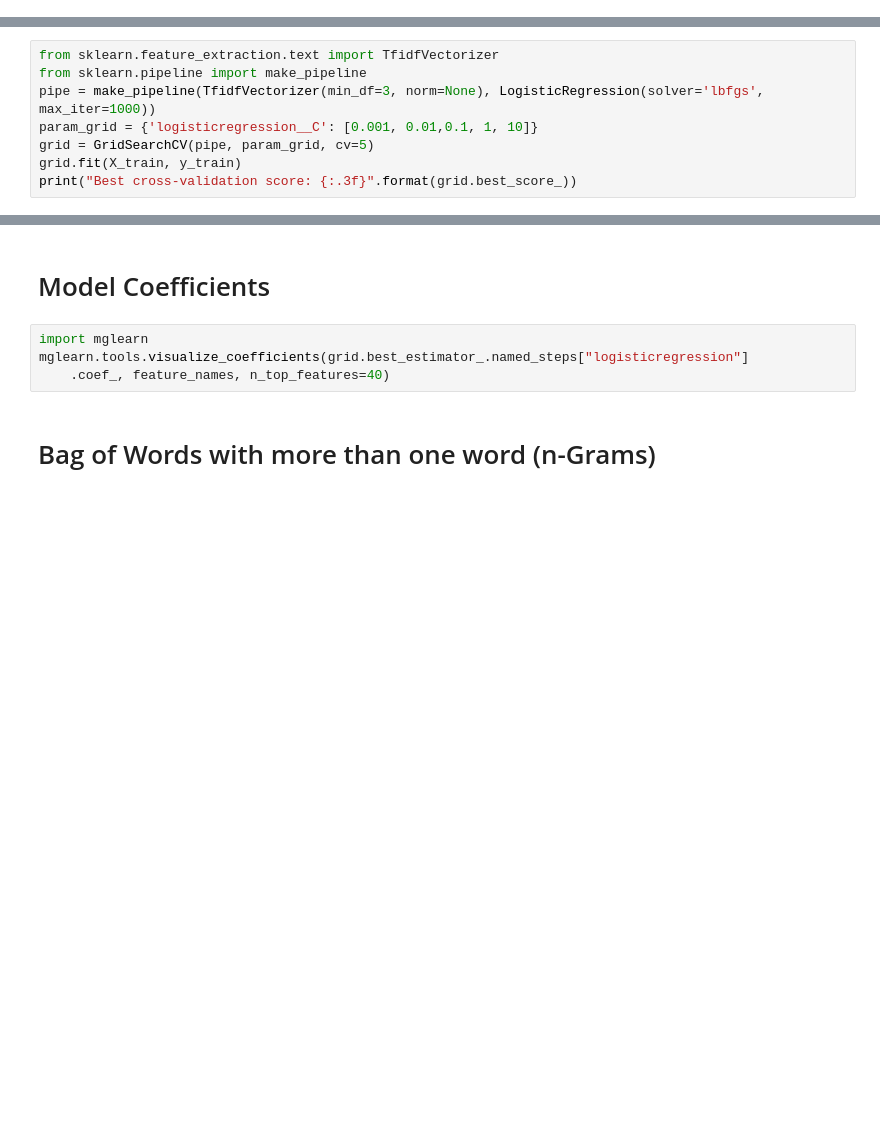
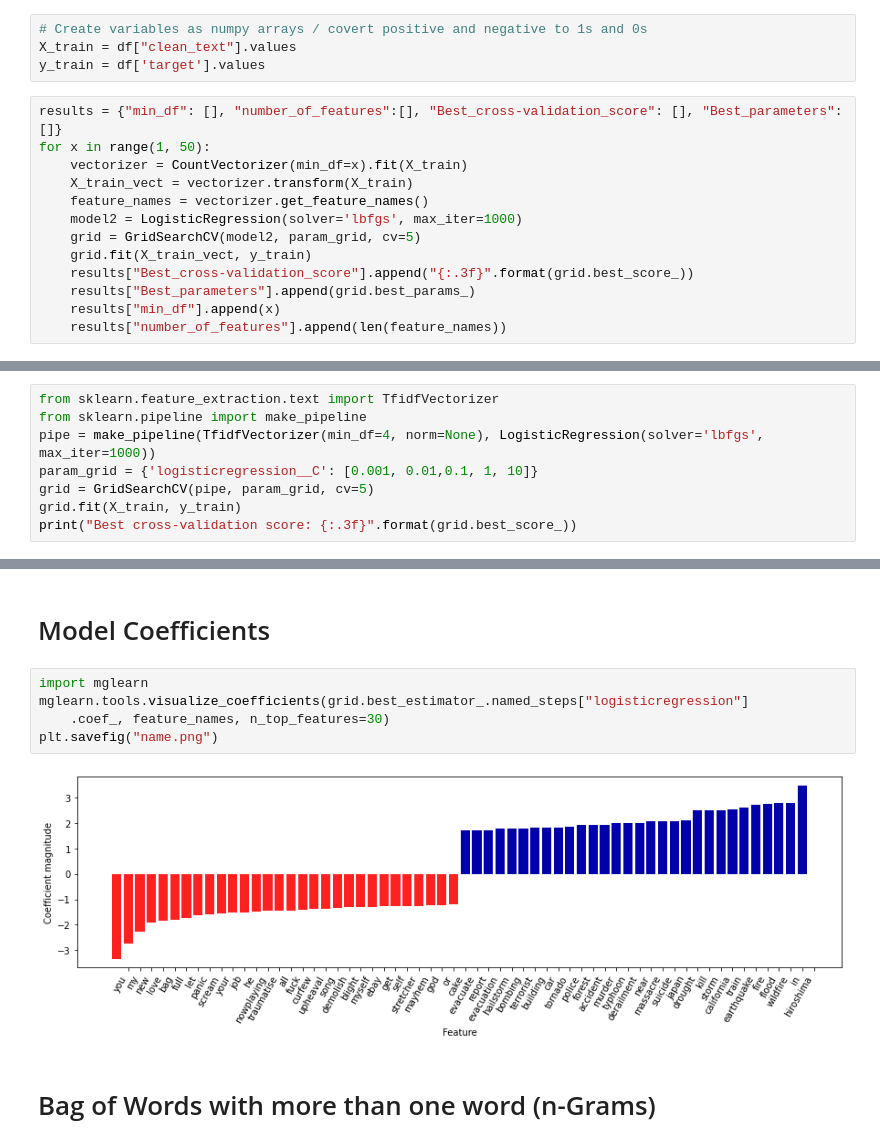
Before and after one commit to jennamurphymcad/Final-Project, a Jupyter notebook: Disaster/Final_Analysis_Disaster.ipynb, the cells around one changed output, grey strips where cells are left out. Saved outputs shown, nothing was run; the diff lists cells and outputs as text; blank space fills up the shorter version.

```diff
--- a/Disaster/Initial_Analysis_Disaster.ipynb
+++ b/Disaster/Final_Analysis_Disaster.ipynb
@@ -229,0 +281,17 @@ CountVectorizer extracts tokens using a regular expression "\b\w\w+\b" which fin
+# %%
+# Create variables as numpy arrays / covert positive and negative to 1s and 0s
+X_train = df["clean_text"].values
+y_train = df['target'].values
+# %%
+results = {"min_df": [], "number_of_features":[], "Best_cross-validation_score": [], "Best_parameters": []}
+for x in range(1, 50):
+    vectorizer = CountVectorizer(min_df=x).fit(X_train)
+    X_train_vect = vectorizer.transform(X_train)
+    feature_names = vectorizer.get_feature_names()
+    model2 = LogisticRegression(solver='lbfgs', max_iter=1000)
+    grid = GridSearchCV(model2, param_grid, cv=5)
+    grid.fit(X_train_vect, y_train)
+    results["Best_cross-validation_score"].append("{:.3f}".format(grid.best_score_))
+    results["Best_parameters"].append(grid.best_params_)
+    results["min_df"].append(x)
+    results["number_of_features"].append(len(feature_names))
@@ -303,7 +397,7 @@ Term Frequency (TF) - Inverse Document Frequency (IDF) - i.e. give a high weight
 # %%
 from sklearn.feature_extraction.text import TfidfVectorizer
 from sklearn.pipeline import make_pipeline
-pipe = make_pipeline(TfidfVectorizer(min_df=3, norm=None), LogisticRegression(solver='lbfgs', max_iter=1000))
+pipe = make_pipeline(TfidfVectorizer(min_df=4, norm=None), LogisticRegression(solver='lbfgs', max_iter=1000))
 param_grid = {'logisticregression__C': [0.001, 0.01,0.1, 1, 10]}
 grid = GridSearchCV(pipe, param_grid, cv=5)
 grid.fit(X_train, y_train)
@@ -330,7 +455,10 @@ print("Features with lowest idf:\n{}".format(feature_names[sorted_by_idf[:100]])
 # %%
 import mglearn
 mglearn.tools.visualize_coefficients(grid.best_estimator_.named_steps["logisticregression"]
-    .coef_, feature_names, n_top_features=40)
+    .coef_, feature_names, n_top_features=30)
+plt.savefig("name.png")
+# %% [output]
+[figure, added]
 # %% [markdown]
 # Bag of Words with more than one word (n-Grams)
 # %% [markdown]
```
Also changed, not shown: parts of 55 cells of this notebook, 6 other files.
